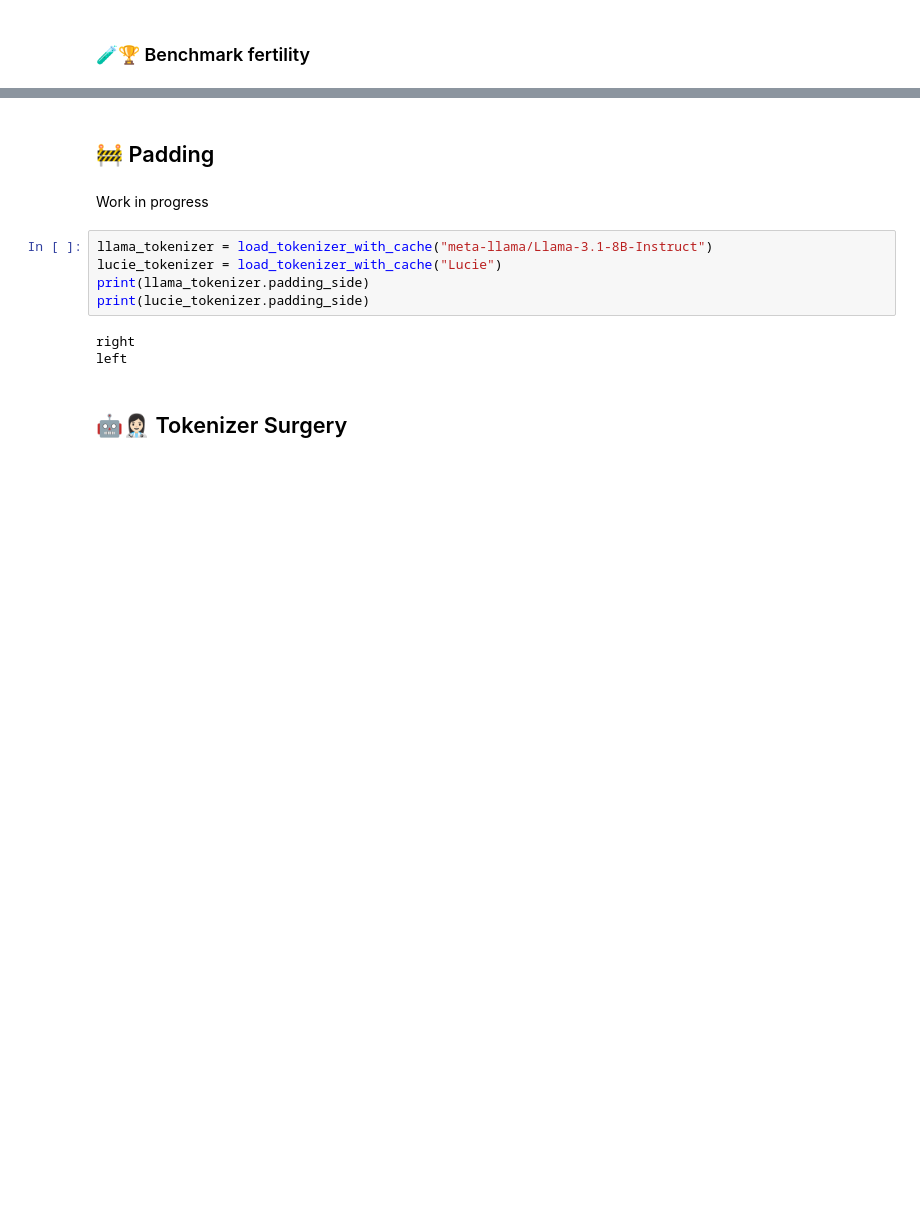
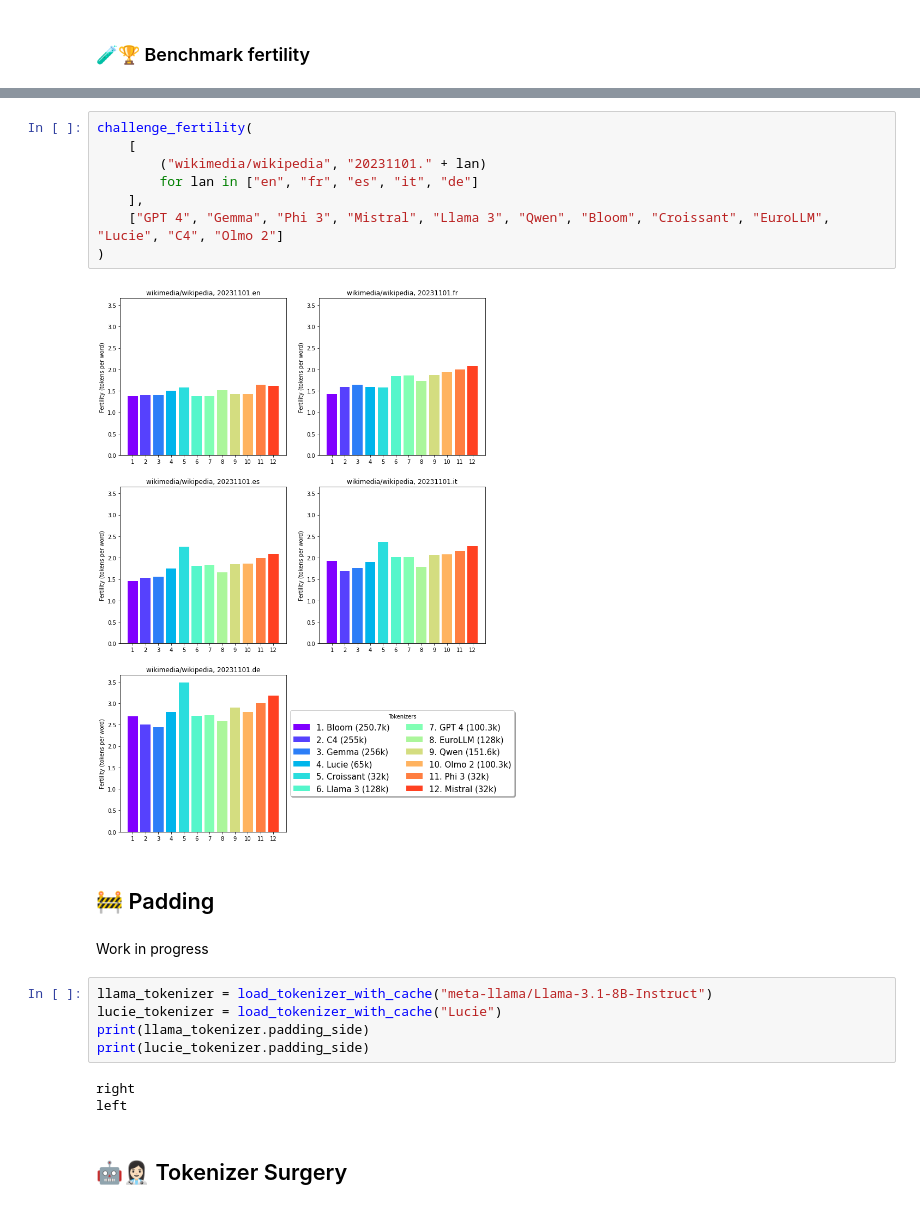
Before and after one commit to Jeronymous/deep_learning_notebooks, a Jupyter notebook: tokenizers.ipynb, the cells around one changed output, grey strips where cells are left out. Saved outputs shown, nothing was run; the diff lists cells and outputs as text; blank space fills up the shorter version.

```diff
--- a/tokenizers.ipynb
+++ b/tokenizers.ipynb
@@ -1119,3 +1117,13 @@ challenge_fertility(tokenizers_to_bench)
+# %%
+challenge_fertility(
+    [
+        ("wikimedia/wikipedia", "20231101." + lan)
+        for lan in ["en", "fr", "es", "it", "de"]
+    ],
+    ["GPT 4", "Gemma", "Phi 3", "Mistral", "Llama 3", "Qwen", "Bloom", "Croissant", "EuroLLM", "Lucie", "C4", "Olmo 2"]
+)
+# %% [output]
+[figure, added]
 # %% [markdown]
 ## 🚧 Padding
 # %% [markdown]
```
Also changed, not shown: parts of 13 cells of this notebook.
